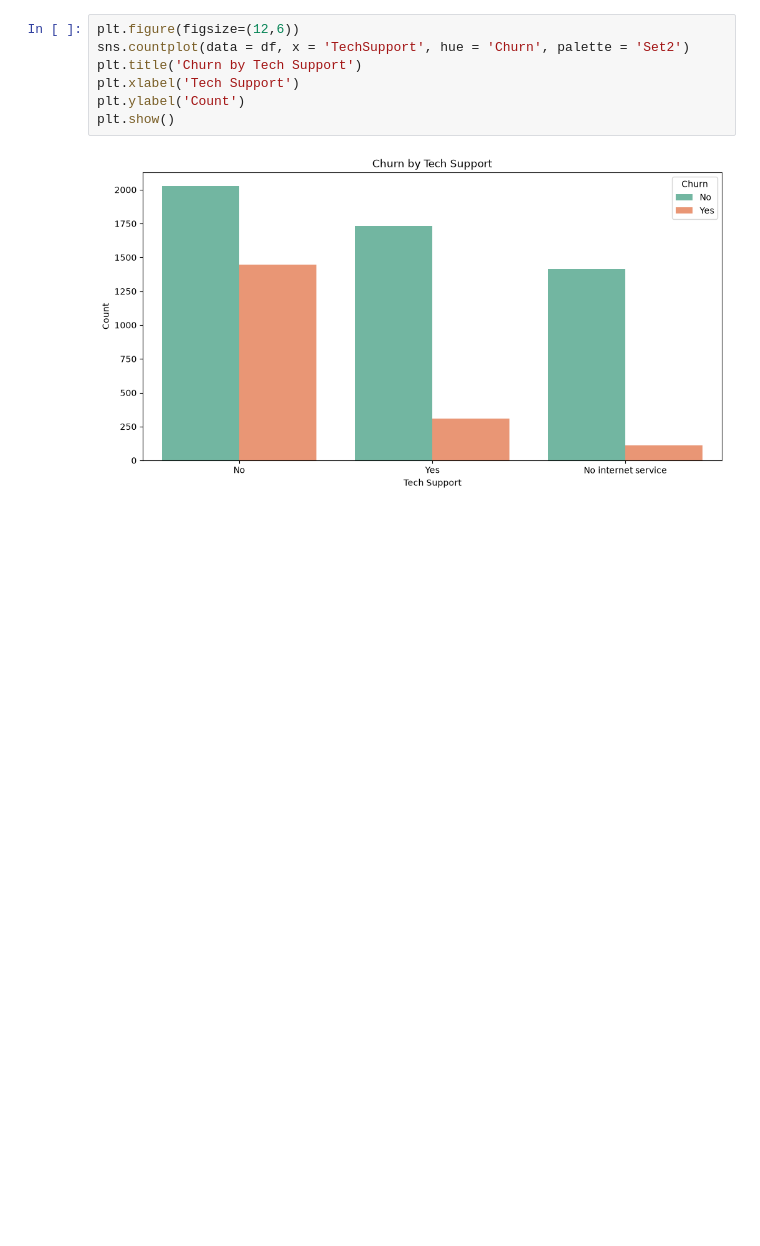
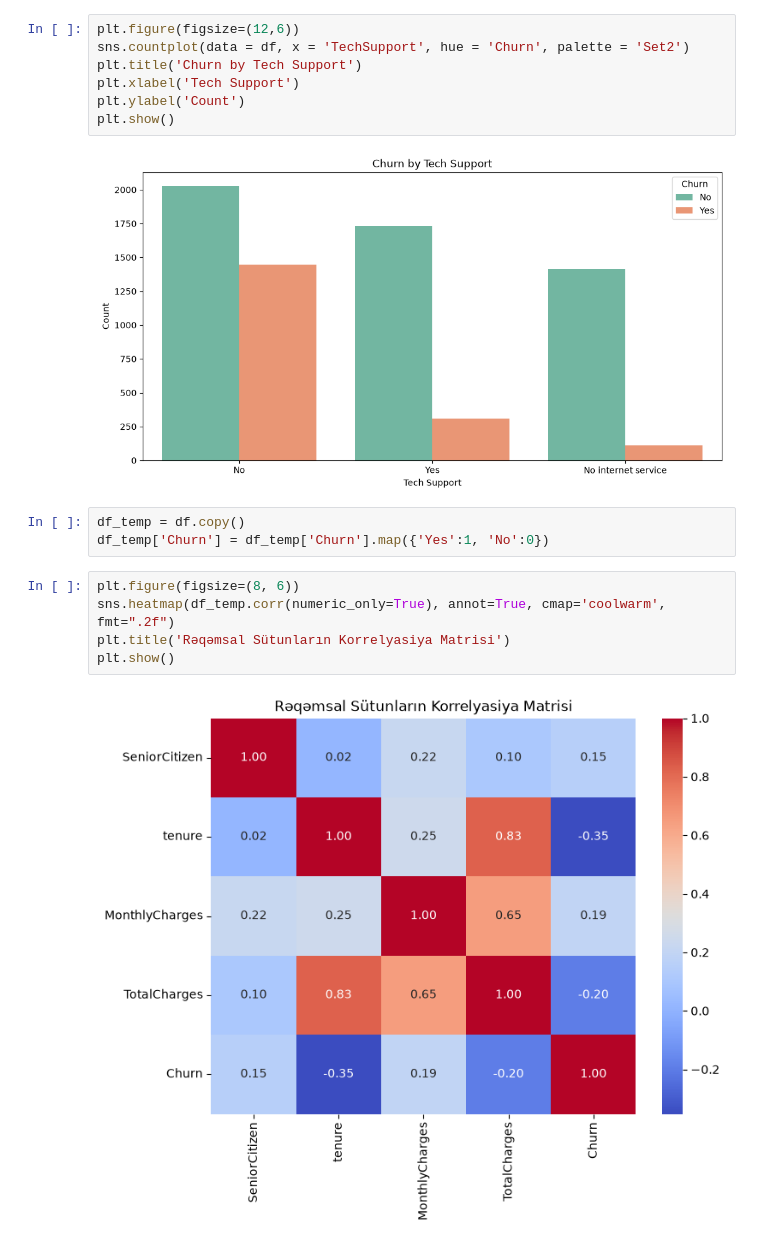
Before and after one commit to rashidmajidov/customer-churn-prediction, a Jupyter notebook: notebooks/02_eda.ipynb, the cells around one changed output. Cells and saved outputs as stored; diff of their text form; blank space fills up the shorter version.

```diff
--- a/notebooks/02_eda.ipynb
+++ b/notebooks/02_eda.ipynb
@@ -217,3 +218,13 @@ plt.ylabel('Count')
 plt.show()
 # %% [output]
 [figure]
+# %%
+df_temp = df.copy()
+df_temp['Churn'] = df_temp['Churn'].map({'Yes':1, 'No':0})
+# %%
+plt.figure(figsize=(8, 6))
+sns.heatmap(df_temp.corr(numeric_only=True), annot=True, cmap='coolwarm', fmt=".2f")
+plt.title('Rəqəmsal Sütunların Korrelyasiya Matrisi')
+plt.show()
+# %% [output]
+[figure, added]
```
Also changed, not shown: parts of 1 cell of this notebook, 8 other files.
